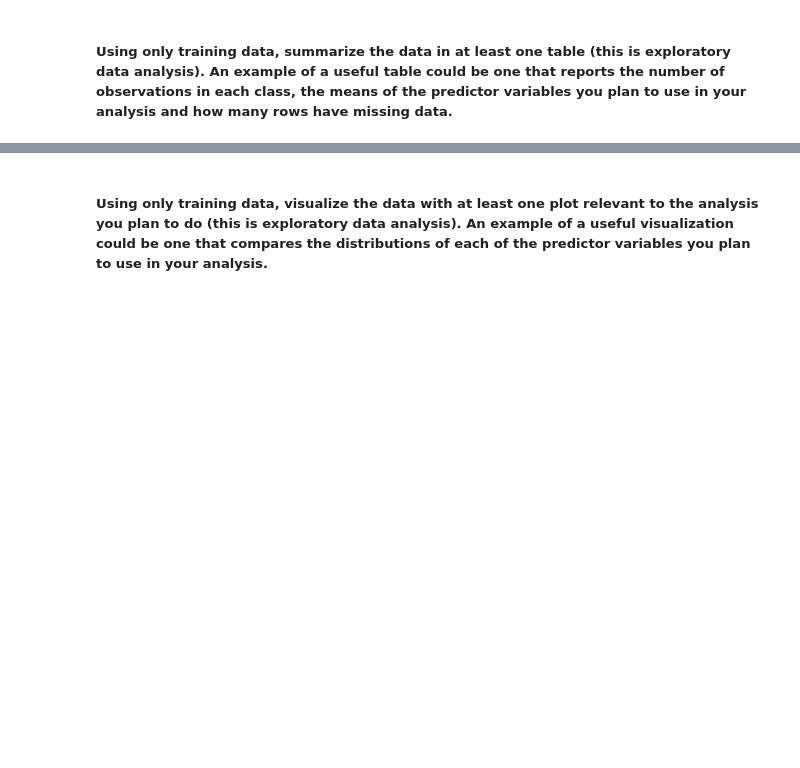
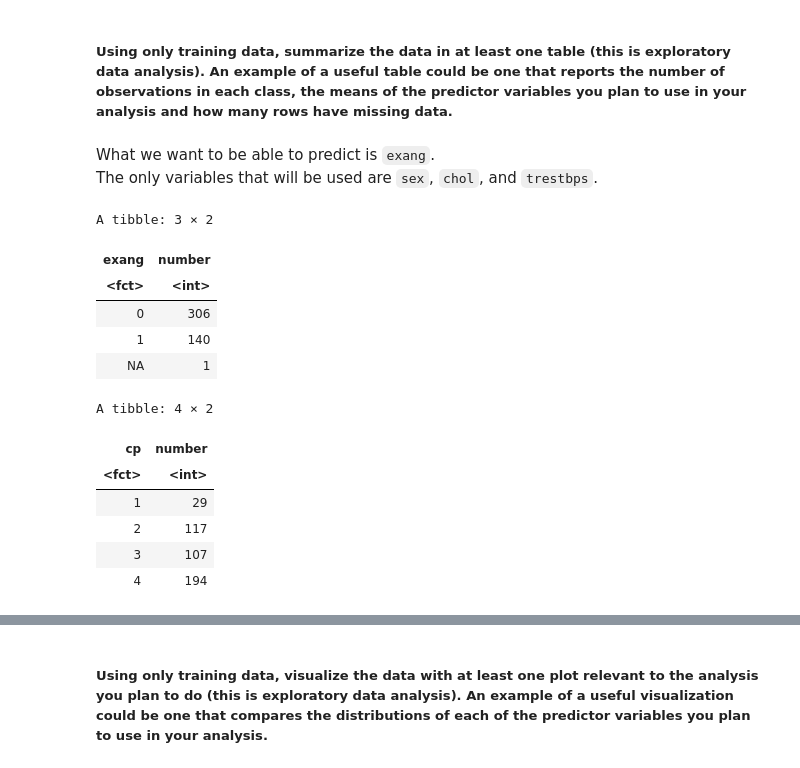
Before and after one commit to TheSkiffle/group_project_ds_2024, a Jupyter notebook: group_project_proposal.ipynb, the cells around one changed output, grey strips where cells are left out. Saved outputs shown, nothing was run; the diff lists cells and outputs as text; code cells hidden in the pictures; blank space fills up the shorter version.

Commit message:
Complete group project proposal

```diff
--- a/group_project_proposal.ipynb
+++ b/group_project_proposal.ipynb
@@ -61,2 +101,33 @@ A spec_tbl_df: 597 × 14
 # %% [markdown]
 ##### Using only training data, summarize the data in at least one table (this is exploratory data analysis). An example of a useful table could be one that reports the number of observations in each class, the means of the predictor variables you plan to use in your analysis and how many rows have missing data.
+# %% [markdown]
+What we want to be able to predict is ``exang``.
+The only variables that will be used are ``sex``, ``chol``, and ``trestbps``.
+# %%
+# Number of entries per class of 'exang'
+heart_train_count_exang <- heart_train %>%
+    group_by(exang) %>%
+    summarise(number = n())
+
+heart_train_count_exang
+
+# Number of entires per class of 'cp'
+heart_train_count_cp <- heart_train %>%
+    group_by(cp) %>%
+    summarise(number = n())
+
+heart_train_count_cp
+# %% [output]
+A tibble: 3 × 2
+| exang | number |
+| <fct> | <int> |
+| 0 | 306 |
+| 1 | 140 |
+| NA | 1 |
+A tibble: 4 × 2
+| cp | number |
+| <fct> | <int> |
+| 1 | 29 |
+| 2 | 117 |
+| 3 | 107 |
+| 4 | 194 |
```
Also changed, not shown: parts of 14 cells of this notebook.
